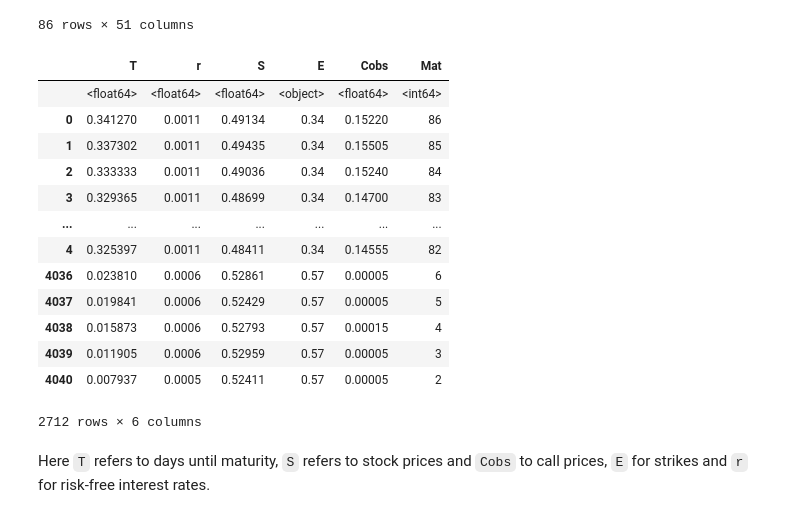
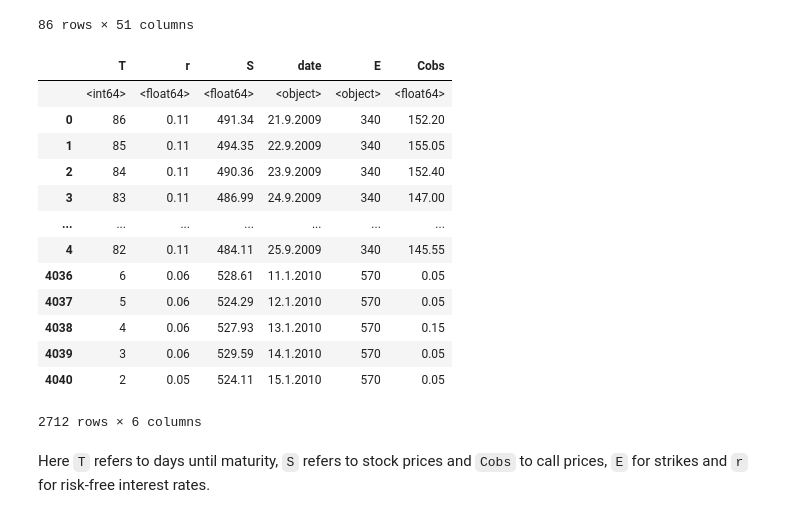
Before and after one commit to JuusoAsd/finaeng1, a Jupyter notebook: assignment_1.ipynb, the cells around one changed output. Saved outputs shown, nothing was run; the diff lists cells and outputs as text; code cells hidden in the pictures.

```diff
--- a/assignment_1.ipynb
+++ b/assignment_1.ipynb
@@ -72,27 +72,29 @@ df_1
 # %%
 # Read data and melt into useable format
 
 df_1 = pd.read_excel(xls, sheets[0])
 df_1.rename({df_1.columns[0]:'T','Unnamed: 48': 'S', 'Unnamed: 49': 'r'}, axis='columns', inplace=True)
-df_1.drop(['date'],axis=1,inplace=True)
-df_1 = df_1.melt(id_vars=['T', 'r', 'S'], var_name="E").dropna()
+#df_1.drop(['date'],axis=1,inplace=True)
+df_1 = df_1.melt(id_vars=['T', 'r', 'S','date'], var_name="E").dropna()
 df_1.rename({'value':'Cobs'}, axis='columns', inplace=True)
 df_start = df_1  >> mutate(r = f.r/100, Mat = f.T, T = f.T/252, S = f.S/1000, E = f.E/1000, Cobs = f.Cobs/1000)
 df_start
+
+df_1
 # %% [output]
-|  | T | r | S | E | Cobs | Mat |
-|  | <float64> | <float64> | <float64> | <object> | <float64> | <int64> |
-| 0 | 0.341270 | 0.0011 | 0.49134 | 0.34 | 0.15220 | 86 |
-| 1 | 0.337302 | 0.0011 | 0.49435 | 0.34 | 0.15505 | 85 |
-| 2 | 0.333333 | 0.0011 | 0.49036 | 0.34 | 0.15240 | 84 |
-| 3 | 0.329365 | 0.0011 | 0.48699 | 0.34 | 0.14700 | 83 |
+|  | T | r | S | date | E | Cobs |
+|  | <int64> | <float64> | <float64> | <object> | <object> | <float64> |
+| 0 | 86 | 0.11 | 491.34 | 21.9.2009 | 340 | 152.20 |
+| 1 | 85 | 0.11 | 494.35 | 22.9.2009 | 340 | 155.05 |
+| 2 | 84 | 0.11 | 490.36 | 23.9.2009 | 340 | 152.40 |
+| 3 | 83 | 0.11 | 486.99 | 24.9.2009 | 340 | 147.00 |
 | ... | ... | ... | ... | ... | ... | ... |
-| 4 | 0.325397 | 0.0011 | 0.48411 | 0.34 | 0.14555 | 82 |
-| 4036 | 0.023810 | 0.0006 | 0.52861 | 0.57 | 0.00005 | 6 |
-| 4037 | 0.019841 | 0.0006 | 0.52429 | 0.57 | 0.00005 | 5 |
-| 4038 | 0.015873 | 0.0006 | 0.52793 | 0.57 | 0.00015 | 4 |
-| 4039 | 0.011905 | 0.0006 | 0.52959 | 0.57 | 0.00005 | 3 |
-| 4040 | 0.007937 | 0.0005 | 0.52411 | 0.57 | 0.00005 | 2 |
+| 4 | 82 | 0.11 | 484.11 | 25.9.2009 | 340 | 145.55 |
+| 4036 | 6 | 0.06 | 528.61 | 11.1.2010 | 570 | 0.05 |
+| 4037 | 5 | 0.06 | 524.29 | 12.1.2010 | 570 | 0.05 |
+| 4038 | 4 | 0.06 | 527.93 | 13.1.2010 | 570 | 0.15 |
+| 4039 | 3 | 0.06 | 529.59 | 14.1.2010 | 570 | 0.05 |
+| 4040 | 2 | 0.05 | 524.11 | 15.1.2010 | 570 | 0.05 |
 2712 rows × 6 columns
 # %% [markdown]
 Here `T` refers to days until maturity, `S` refers to stock prices and `Cobs` to call prices, `E` for strikes and `r` for risk-free interest rates.
```
Also changed, not shown: parts of 9 cells of this notebook.
